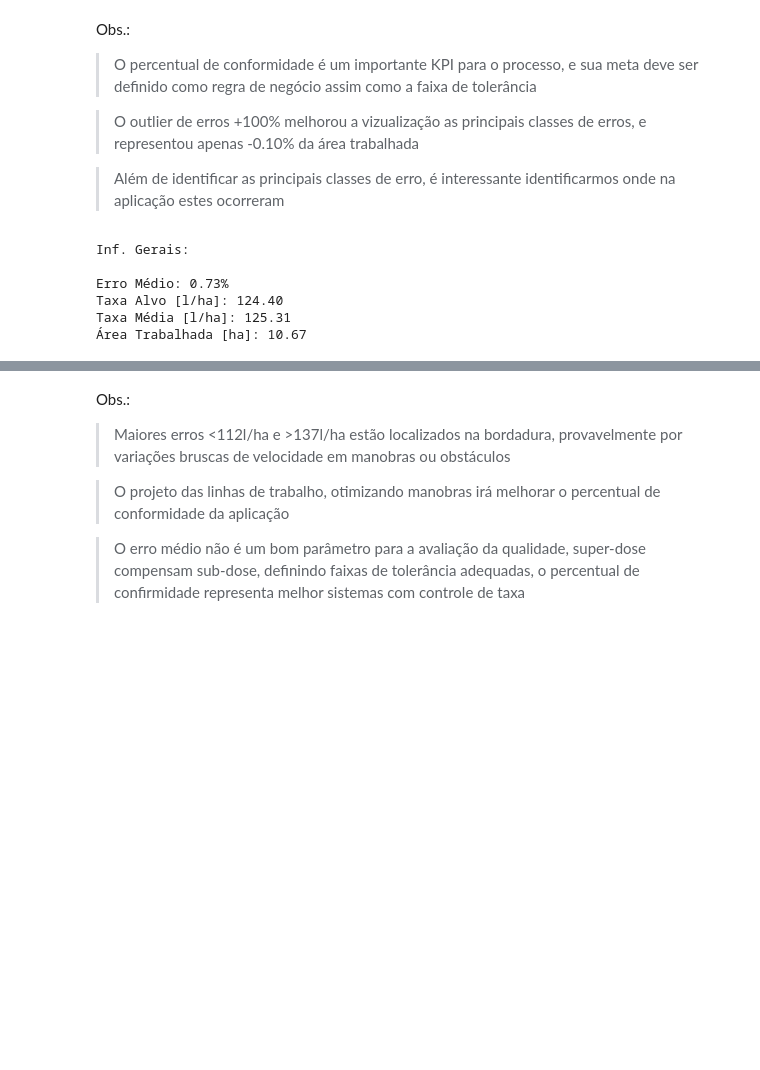
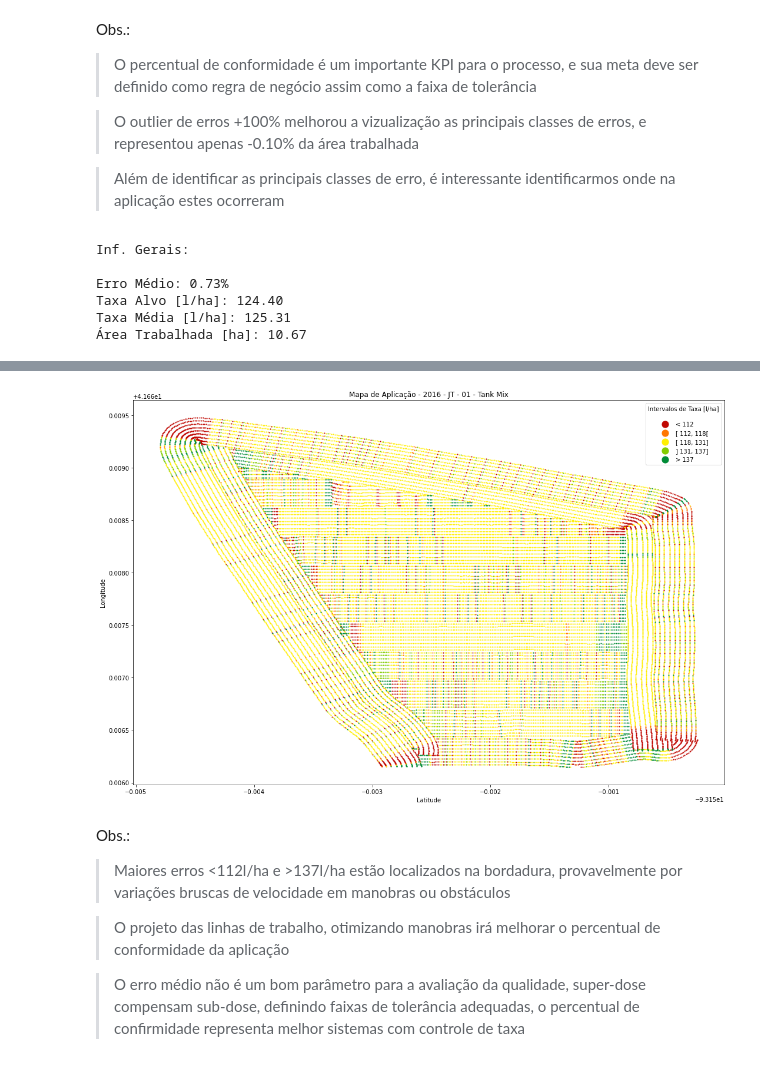
Before and after one commit to agomes94/tec_embarcad_application_shp, a Jupyter notebook: tec_embarcad_application_shp.ipynb, the cells around one changed output, grey strips where cells are left out. Saved outputs shown, nothing was run; the diff lists cells and outputs as text; code cells hidden in the pictures; blank space fills up the shorter version.

Commit message:
insert_scatter_plot
adequacao pois gráfico Bokeh não abre no GIT

```diff
--- a/tec_embarcad_application_shp.ipynb
+++ b/tec_embarcad_application_shp.ipynb
@@ -265,12 +265,15 @@ lst_legend = ['<{0:4.0f}'.format(0.9*tx_alvo),
               '>{0:4.0f}'.format(1.1*tx_alvo)] #faixas percentuais na dose alvo
 
 #Paleta de Cores
-paleta = [RGB(192, 8, 2), RGB(255, 119, 0), RGB(255, 239, 3), RGB(130, 204, 0), RGB(0, 139, 54)]
+paleta = [(0.753, 0.031, 0.008), (1, 0.467, 0), (1, 0.937, 0.012), (0.51, 0.8, 0), (0, 0.545, 0.212)]
 
 #Plot - Mapa de Aplicação (Lat-Long) considerando principais classes de erro
-p = figure(title="Mapa de Aplicação - "+ crop_season+" - "+farm+" - "+field_name+" - "+product,
-           plot_width=900, plot_height=600,
-           tooltips=[("Lat,Long", "($x, $y)")])
+fig = plt.figure(figsize = (18,12))
+title = "Mapa de Aplicação - "+ crop_season+" - "+farm+" - "+field_name+" - "+product
+ax = fig.add_subplot()
+ax.set_title(title)
+ax.set_xlabel('Latitude')
+ax.set_ylabel('Longitude')
 
 #Loop para plot de cada classe
 cont_int = 0
@@ -279,23 +282,11 @@ for i in lst_loop[::-1]:
     sf_df_loc = sf_df[sf_df['Error_Class']==i]
     px = sf_df_loc['Lat']
     py = sf_df_loc['Long']
-
-    p.circle(px, py, size=1,
-             line_color=paleta[cont_int],
-             fill_color=paleta[cont_int],
-             fill_alpha=0.75,
-             legend_label=lst_legend[cont_int])
-    p.legend.orientation = "horizontal"
-    p.legend.location = "top_right"
+    ax.scatter(px, py, color = paleta[cont_int], marker = '.', s = 5)
     cont_int += 1
 
-p.xaxis.axis_label = 'Latitude'
-p.yaxis.axis_label = 'Longitude'
-p.title_location = 'above'
-p.xgrid.grid_line_color = None
-p.ygrid.grid_line_color = None
-
-show(p)
+ax.legend(lst_legend, markerscale = 10, title = "Intervalos de Taxa [l/ha]\n")
+plt.show()
 # %% [output]
 Inf. Gerais:
 
@@ -308,3 +297,4 @@ Taxa Média [l/ha]: 125.31
+[figure, added]
 # %% [markdown]
 Obs.:
 
```
Also changed, not shown: parts of 4 cells of this notebook.
